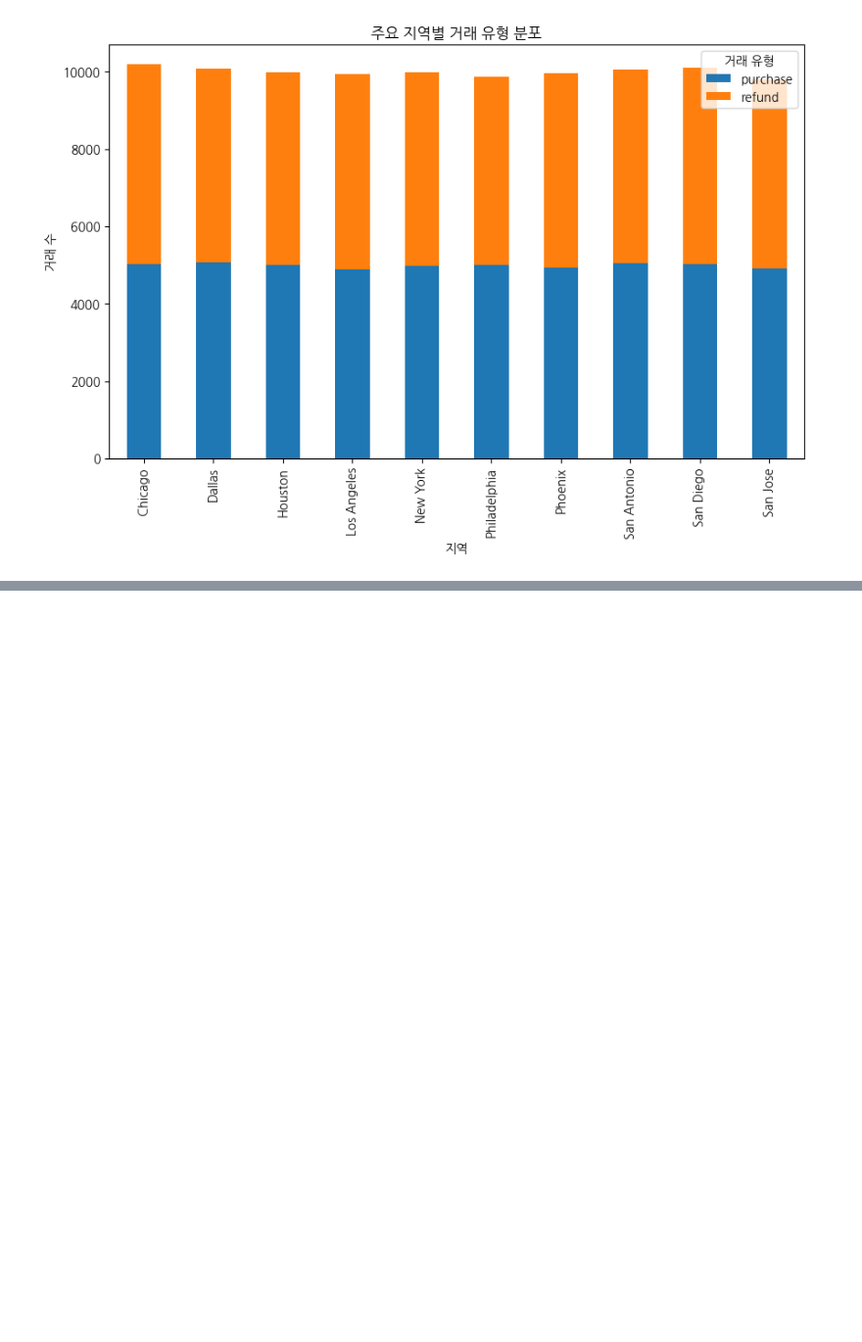
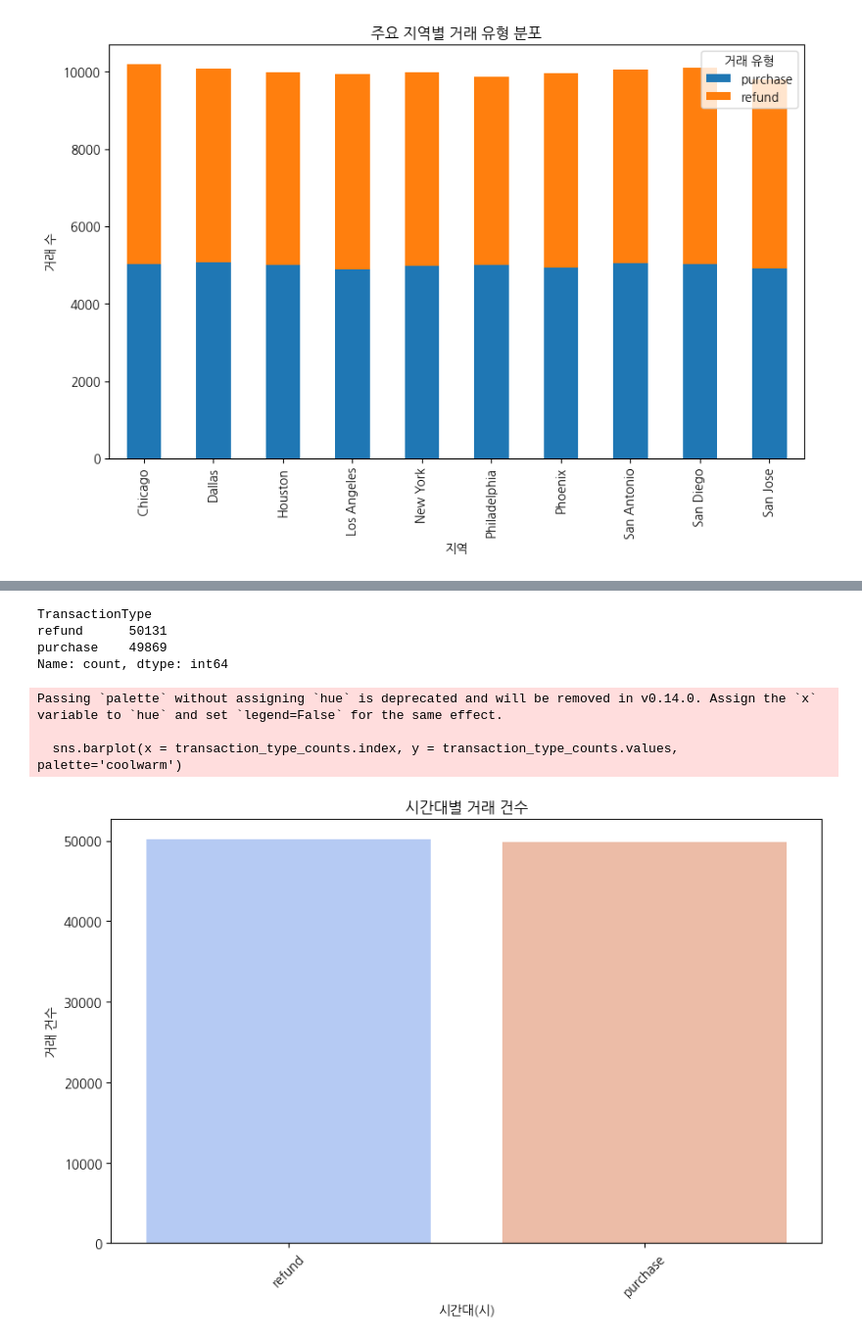
Before and after one commit to jihun-shim/study_data_analytics, a Jupyter notebook: quest/EDA/CreditCardFraudDetection.ipynb, the cells around one changed output, grey strips where cells are left out. Shown at 98% size. Drawn from its saved outputs; the diff is of its cells as text; code cells hidden in the pictures; blank space fills up the shorter version.

```diff
--- a/quest/EDA/CreditCardFraudDetection.ipynb
+++ b/quest/EDA/CreditCardFraudDetection.ipynb
@@ -143,0 +161,27 @@ plt.show
+# %%
+# 1. 날짜 데이터 처리해 거래 시간대 추출
+# TransactionDate가 날짜형이 아닌 문자열일 경우 datetime으로 변환
+df_cfd['TransactionDate'] = pd.to_datetime(df_cfd['TransactionDate'])
+df_cfd['Hour'] = df_cfd['TransactionDate'].dt.hour # 시간대 추출
+# %%
+# 2. 거래 유형(TransactionType)별로 선호도 분석
+transaction_type_counts = df_cfd['TransactionType'].value_counts()
+transaction_type_counts
+# %% [output]
+TransactionType
+refund      50131
+purchase    49869
+Name: count, dtype: int64
+# %%
+plt.figure(figsize=(10,6))
+sns.barplot(x = transaction_type_counts.index, y = transaction_type_counts.values, palette='coolwarm')
+plt.title('시간대별 거래 건수')
+plt.xlabel('시간대(시)')
+plt.ylabel('거래 건수')
+plt.xticks(rotation=45)
+plt.show()
+# %% [output]
+Passing `palette` without assigning `hue` is deprecated and will be removed in v0.14.0. Assign the `x` variable to `hue` and set `legend=False` for the same effect.
+
+  sns.barplot(x = transaction_type_counts.index, y = transaction_type_counts.values, palette='coolwarm')
+[figure, added]
```
Also changed, not shown: parts of 7 cells of this notebook.
